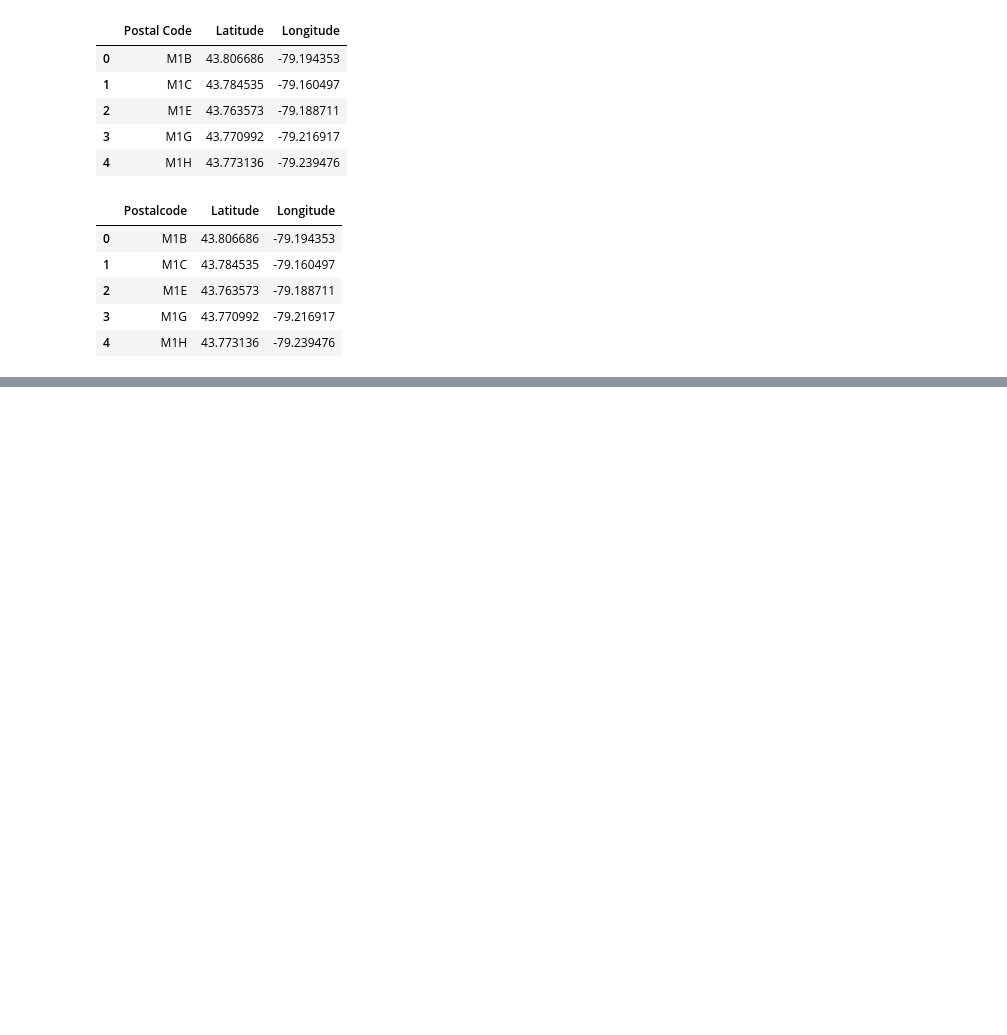
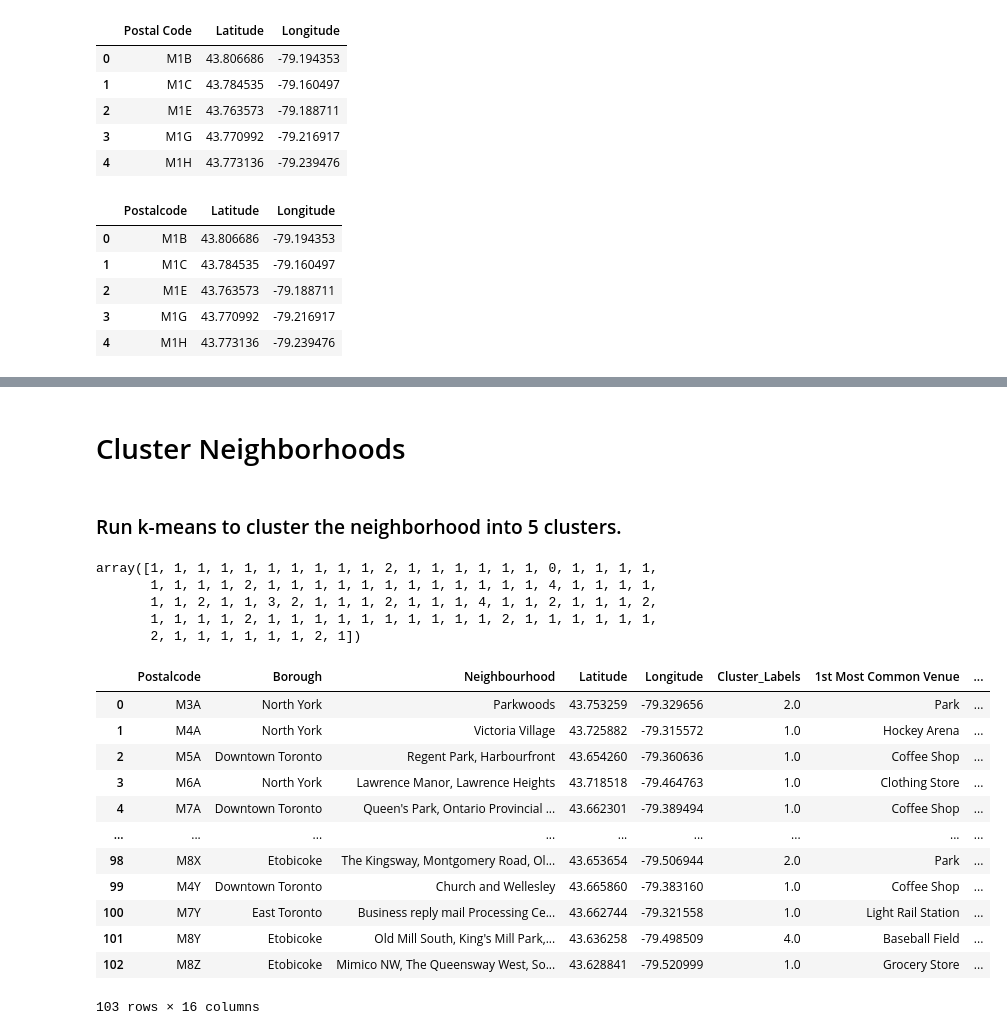
Before and after one commit to manansuthar55/-Coursera_Capstone, a Jupyter notebook: segmenting and clustering neighbourhood in torronto.ipynb, the cells around one changed output, grey strips where cells are left out. Drawn from its saved outputs; the diff is of its cells as text; code cells hidden in the pictures; blank space fills up the shorter version.

```diff
--- a/segmenting and clustering neighbourhood in torronto.ipynb
+++ b/segmenting and clustering neighbourhood in torronto.ipynb
@@ -119,0 +336,22 @@ Toronto_df
+# %%
+import numpy as np
+num_top_venues = 10
+
+indicators = ['st', 'nd', 'rd']
+
+# create columns according to number of top venues
+columns = ['Neighbourhood']
+for ind in np.arange(num_top_venues):
+    try:
+        columns.append('{}{} Most Common Venue'.format(ind+1, indicators[ind]))
+    except:
+        columns.append('{}th Most Common Venue'.format(ind+1))
+
+# create a new dataframe
+neighbourhoods_venues_sorted = pd.DataFrame(columns=columns)
+neighbourhoods_venues_sorted['Neighbourhood'] = toronto_grouped['Neighbourhood']
+
+for ind in np.arange(toronto_grouped.shape[0]):
+    neighbourhoods_venues_sorted.iloc[ind, 1:] = return_most_common_venues(toronto_grouped.iloc[ind, :], num_top_venues)
+
+neighbourhoods_venues_sorted
@@ -119,0 +372,46 @@ Toronto_df
+# %% [markdown]
+# Cluster Neighborhoods
+# %% [markdown]
+### Run k-means to cluster the neighborhood into 5 clusters.
+# %%
+# set number of clusters
+kclusters = 5
+
+toronto_grouped_clustering = toronto_grouped.drop('Neighbourhood', 1)
+
+# run k-means clustering
+kmeans = KMeans(n_clusters=kclusters, random_state=0).fit(toronto_grouped_clustering)
+
+# check cluster labels generated for each row in the dataframe
+kmeans.labels_
+# to change use .astype()
+# %% [output]
+array([1, 1, 1, 1, 1, 1, 1, 1, 1, 1, 2, 1, 1, 1, 1, 1, 1, 0, 1, 1, 1, 1,
+       1, 1, 1, 1, 2, 1, 1, 1, 1, 1, 1, 1, 1, 1, 1, 1, 1, 4, 1, 1, 1, 1,
+       1, 1, 2, 1, 1, 3, 2, 1, 1, 1, 2, 1, 1, 1, 4, 1, 1, 2, 1, 1, 1, 2,
+       1, 1, 1, 1, 2, 1, 1, 1, 1, 1, 1, 1, 1, 1, 1, 2, 1, 1, 1, 1, 1, 1,
+       2, 1, 1, 1, 1, 1, 1, 2, 1])
+# %%
+# add clustering labels
+neighbourhoods_venues_sorted.insert(0, 'Cluster_Labels', kmeans.labels_)
+
+toronto_merged = Toronto_df
+
+# merge toronto_grouped with toronto_data to add latitude/longitude for each neighborhood
+toronto_merged = toronto_merged.join(neighbourhoods_venues_sorted.set_index('Neighbourhood'), on='Neighbourhood')
+
+toronto_merged
+# %% [output]
+|  | Postalcode | Borough | Neighbourhood | Latitude | Longitude | Cluster_Labels | 1st Most Common Venue | ... |
+| 0 | M3A | North York | Parkwoods | 43.753259 | -79.329656 | 2.0 | Park | ... |
+| 1 | M4A | North York | Victoria Village | 43.725882 | -79.315572 | 1.0 | Hockey Arena | ... |
+| 2 | M5A | Downtown Toronto | Regent Park, Harbourfront | 43.654260 | -79.360636 | 1.0 | Coffee Shop | ... |
+| 3 | M6A | North York | Lawrence Manor, Lawrence Heights | 43.718518 | -79.464763 | 1.0 | Clothing Store | ... |
+| 4 | M7A | Downtown Toronto | Queen's Park, Ontario Provincial ... | 43.662301 | -79.389494 | 1.0 | Coffee Shop | ... |
+| ... | ... | ... | ... | ... | ... | ... | ... | ... |
+| 98 | M8X | Etobicoke | The Kingsway, Montgomery Road, Ol... | 43.653654 | -79.506944 | 2.0 | Park | ... |
+| 99 | M4Y | Downtown Toronto | Church and Wellesley | 43.665860 | -79.383160 | 1.0 | Coffee Shop | ... |
+| 100 | M7Y | East Toronto | Business reply mail Processing Ce... | 43.662744 | -79.321558 | 1.0 | Light Rail Station | ... |
+| 101 | M8Y | Etobicoke | Old Mill South, King's Mill Park,... | 43.636258 | -79.498509 | 4.0 | Baseball Field | ... |
+| 102 | M8Z | Etobicoke | Mimico NW, The Queensway West, So... | 43.628841 | -79.520999 | 1.0 | Grocery Store | ... |
+103 rows × 16 columns
```
Also changed, not shown: parts of 39 cells of this notebook.
